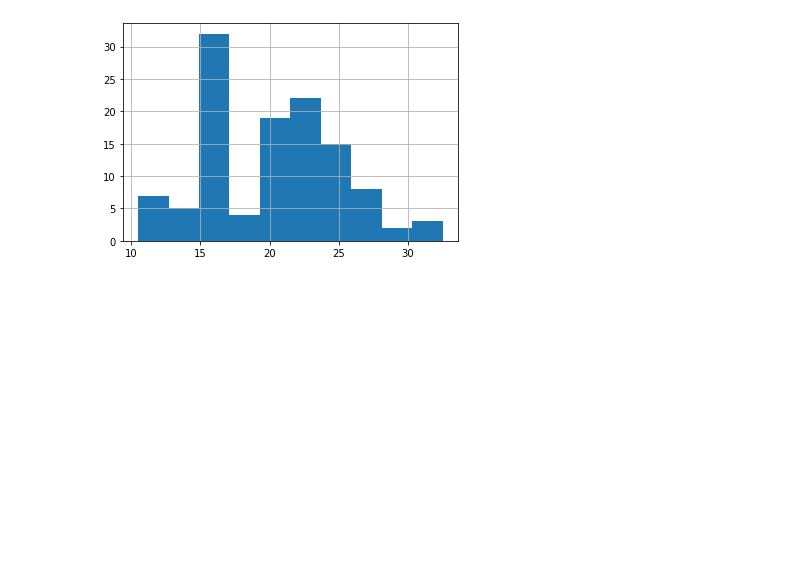
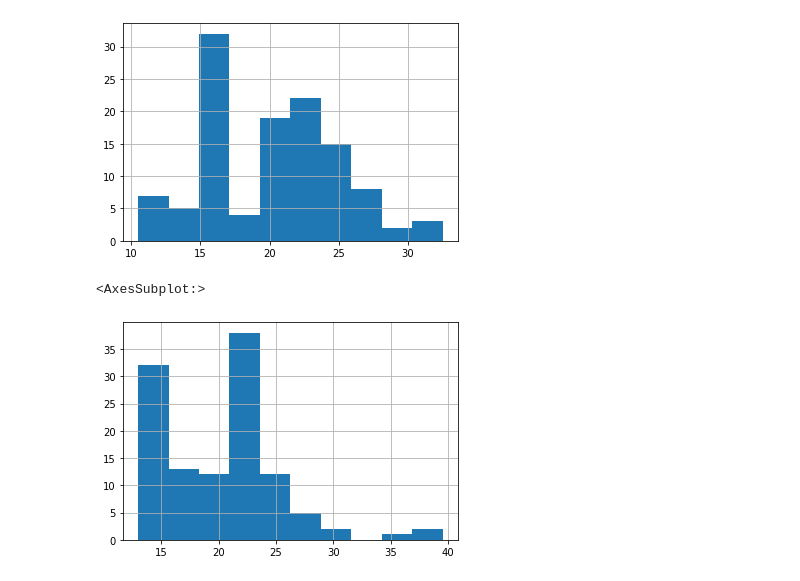
Before and after one commit to laxman101/statistics-exercises, a Jupyter notebook: hypothesis_testing.ipynb, the cells around one changed output. Saved outputs shown, nothing was run; the diff lists cells and outputs as text; code cells hidden in the pictures; blank space fills up the shorter version.

```diff
--- a/hypothesis_testing.ipynb
+++ b/hypothesis_testing.ipynb
@@ -62,3 +143,8 @@ fe_2008.hist()
 # %% [output]
 <AxesSubplot:>
 [figure]
+# %%
+fe_1999.hist()
+# %% [output]
+<AxesSubplot:>
+[figure, added]
```
Also changed, not shown: parts of 86 cells of this notebook.
